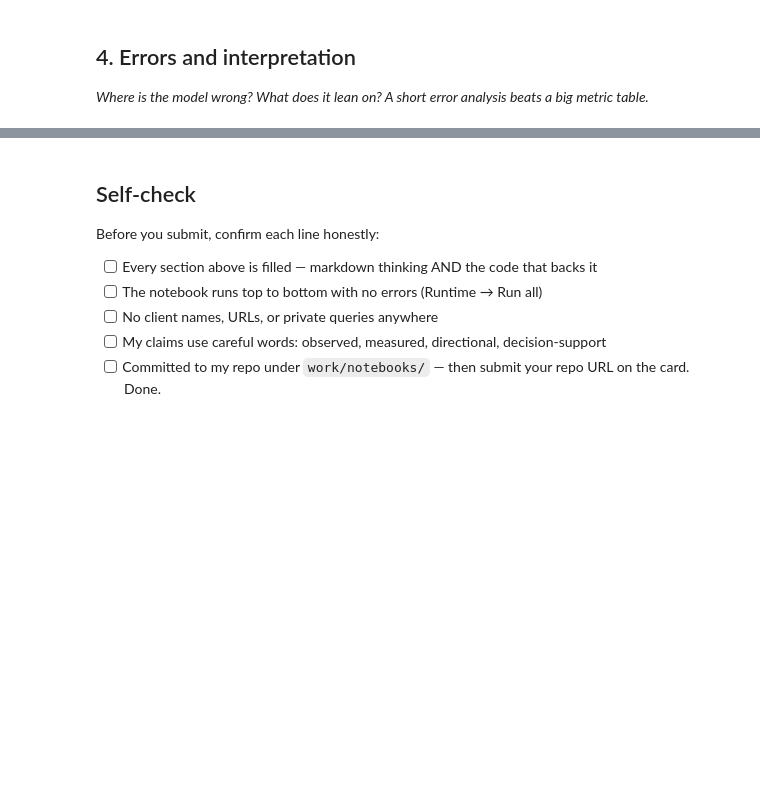
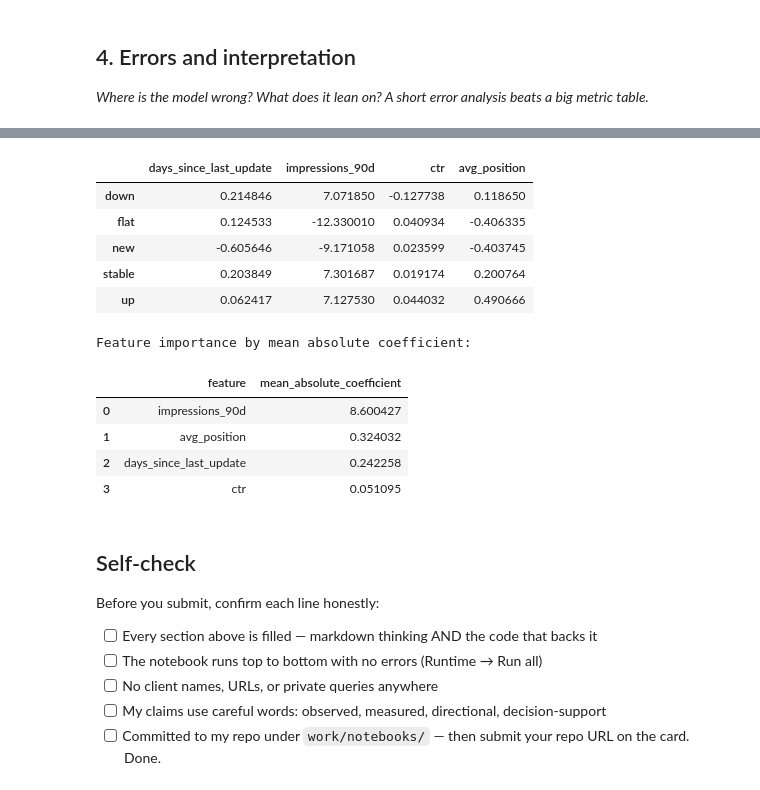
Before and after one commit to AqsaBatool256/flyrank-ml-internship-Aqsa-Batool-Saqib, a Jupyter notebook: work/notebooks/w05_model.ipynb, the cells around one changed output, grey strips where cells are left out. Cells and saved outputs as stored; diff of their text form; code cells hidden in the pictures; blank space fills up the shorter version.

```diff
--- a/work/notebooks/w05_model.ipynb
+++ b/work/notebooks/w05_model.ipynb
@@ -36,0 +374,62 @@ This skeleton is yours to fill. Work the sections **in order** — each one has
+# %%
+# ---------------------------------------------------------
+# ERROR ANALYSIS
+# ---------------------------------------------------------
+
+error_analysis = X_test.copy()
+
+error_analysis["actual"] = y_test.values
+error_analysis["predicted"] = model_pred
+
+error_analysis["correct"] = (
+    error_analysis["actual"] == error_analysis["predicted"]
+)
+
+errors = error_analysis[
+    error_analysis["correct"] == False
+].copy()
+
+print("Test rows:", len(error_analysis))
+print("Incorrect predictions:", len(errors))
+print(
+    "Error rate:",
+    round(len(errors) / len(error_analysis), 4)
+)
+
+print("\nMost common error pairs:")
+print(
+    errors.groupby(
+        ["actual", "predicted"]
+    ).size().sort_values(ascending=False).head(10)
+)
+
+
+# ---------------------------------------------------------
+# FEATURE INTERPRETATION
+# ---------------------------------------------------------
+
+logistic_model = model.named_steps["logistic_regression"]
+
+coefficients = pd.DataFrame(
+    logistic_model.coef_,
+    columns=FEATURES,
+    index=logistic_model.classes_
+)
+
+print("\nLogistic Regression coefficients:")
+display(coefficients)
+
+
+# Average absolute coefficient magnitude
+importance = (
+    coefficients.abs()
+    .mean(axis=0)
+    .sort_values(ascending=False)
+    .rename("mean_absolute_coefficient")
+    .reset_index()
+    .rename(columns={"index": "feature"})
+)
+
+print("\nFeature importance by mean absolute coefficient:")
+display(importance)
+# %% [output]
@@ -37,3 +455,15 @@ This skeleton is yours to fill. Work the sections **in order** — each one has
+|  | days_since_last_update | impressions_90d | ctr | avg_position |
+| down | 0.214846 | 7.071850 | -0.127738 | 0.118650 |
+| flat | 0.124533 | -12.330010 | 0.040934 | -0.406335 |
+| new | -0.605646 | -9.171058 | 0.023599 | -0.403745 |
+| stable | 0.203849 | 7.301687 | 0.019174 | 0.200764 |
+| up | 0.062417 | 7.127530 | 0.044032 | 0.490666 |
+Feature importance by mean absolute coefficient:
+|  | feature | mean_absolute_coefficient |
+| 0 | impressions_90d | 8.600427 |
+| 1 | avg_position | 0.324032 |
+| 2 | days_since_last_update | 0.242258 |
+| 3 | ctr | 0.051095 |
 # %% [markdown]
 ## Self-check
 
```
Also changed, not shown: parts of 16 cells of this notebook.
